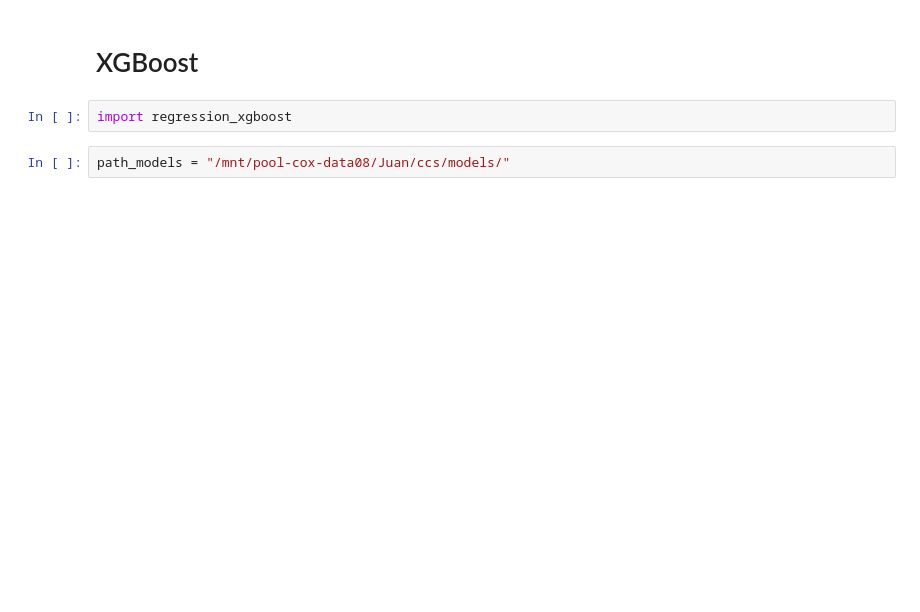
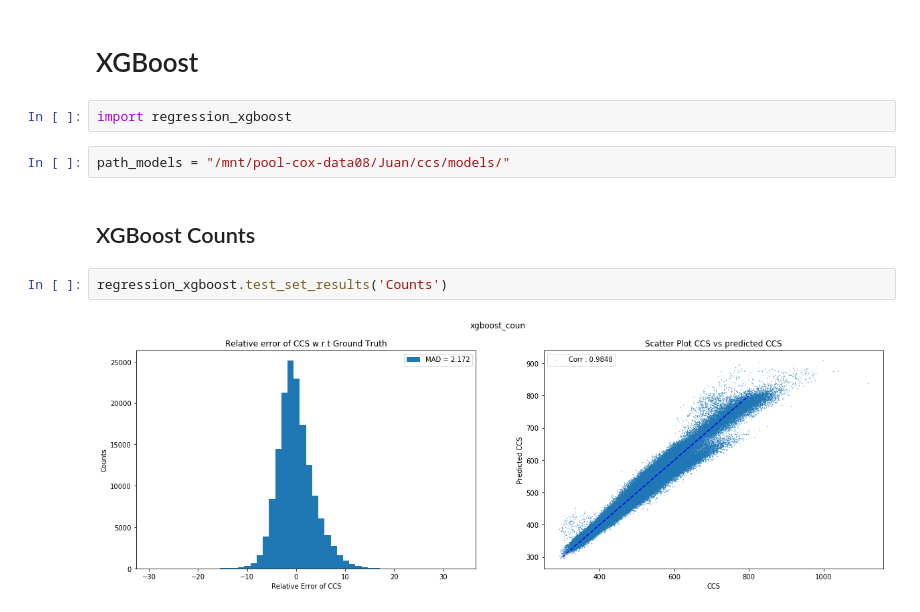
Before and after one commit to jlrestrepol/ccs, a Jupyter notebook: code/CCS_prediction.ipynb, the cells around one changed output. Cells and saved outputs as stored; diff of their text form; blank space fills up the shorter version.

```diff
--- a/code/CCS_prediction.ipynb
+++ b/code/CCS_prediction.ipynb
@@ -40,3 +51,9 @@ pl.error_fit_plot(df4)
 import regression_xgboost
 # %%
 path_models = "/mnt/pool-cox-data08/Juan/ccs/models/"
+# %% [markdown]
+## XGBoost Counts
+# %%
+regression_xgboost.test_set_results('Counts')
+# %% [output]
+[figure, added]
```
Also changed, not shown: parts of 26 cells of this notebook.
